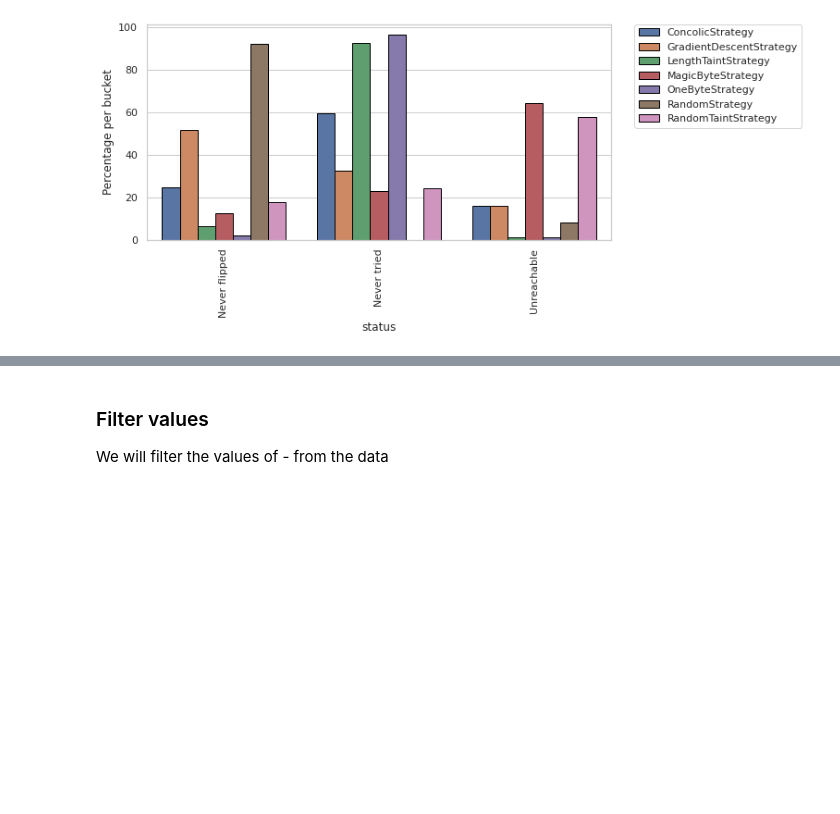
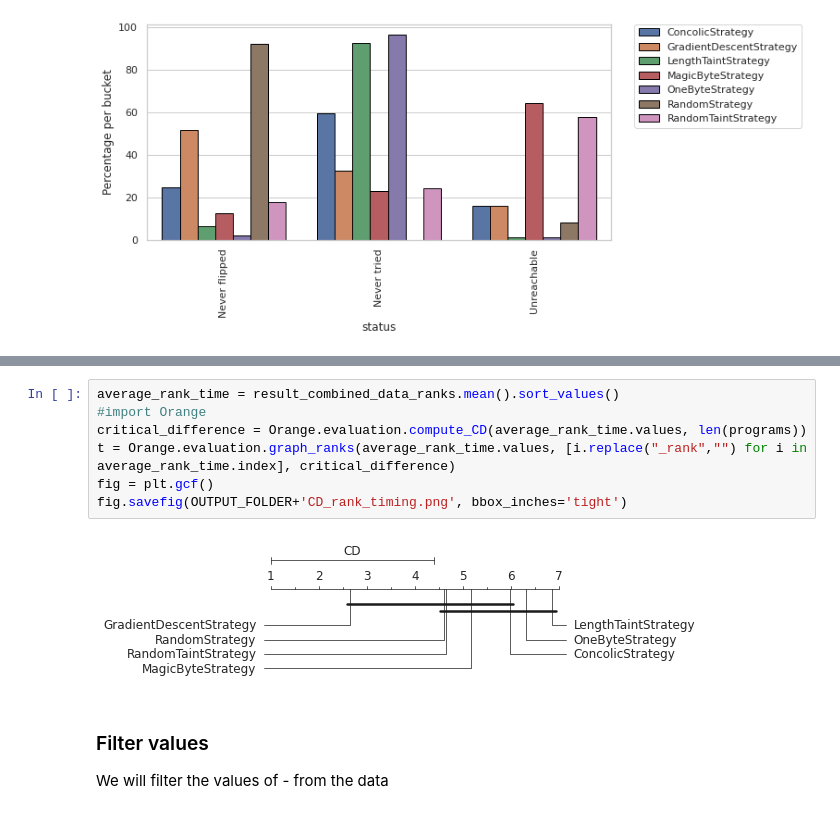
Before and after one commit to Dhayalanb/MotivationThesis, a Jupyter notebook: analysis/fuzz_checker.ipynb, the cells around one changed output, grey strips where cells are left out. Drawn from its saved outputs; the diff is of its cells as text; blank space fills up the shorter version.

```diff
--- a/analysis/fuzz_checker.ipynb
+++ b/analysis/fuzz_checker.ipynb
@@ -276,3 +364,12 @@ pd.DataFrame(table_df)
+# %%
+average_rank_time = result_combined_data_ranks.mean().sort_values()
+#import Orange
+critical_difference = Orange.evaluation.compute_CD(average_rank_time.values, len(programs))
+t = Orange.evaluation.graph_ranks(average_rank_time.values, [i.replace("_rank","") for i in average_rank_time.index], critical_difference)
+fig = plt.gcf()
+fig.savefig(OUTPUT_FOLDER+'CD_rank_timing.png', bbox_inches='tight')
+# %% [output]
+[figure, added]
 # %% [markdown]
 ### Filter values
 We will filter the values of - from the data
```
Also changed, not shown: parts of 22 cells of this notebook.
